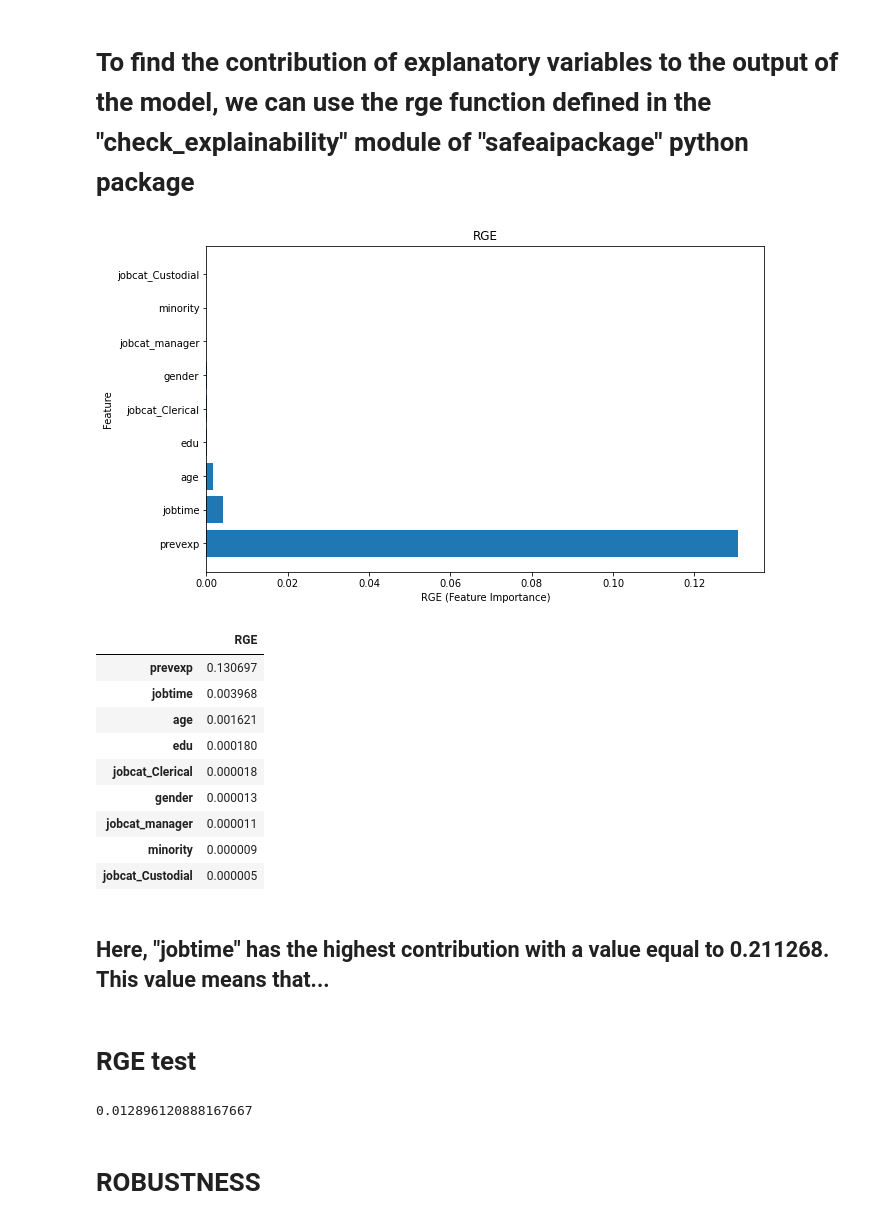
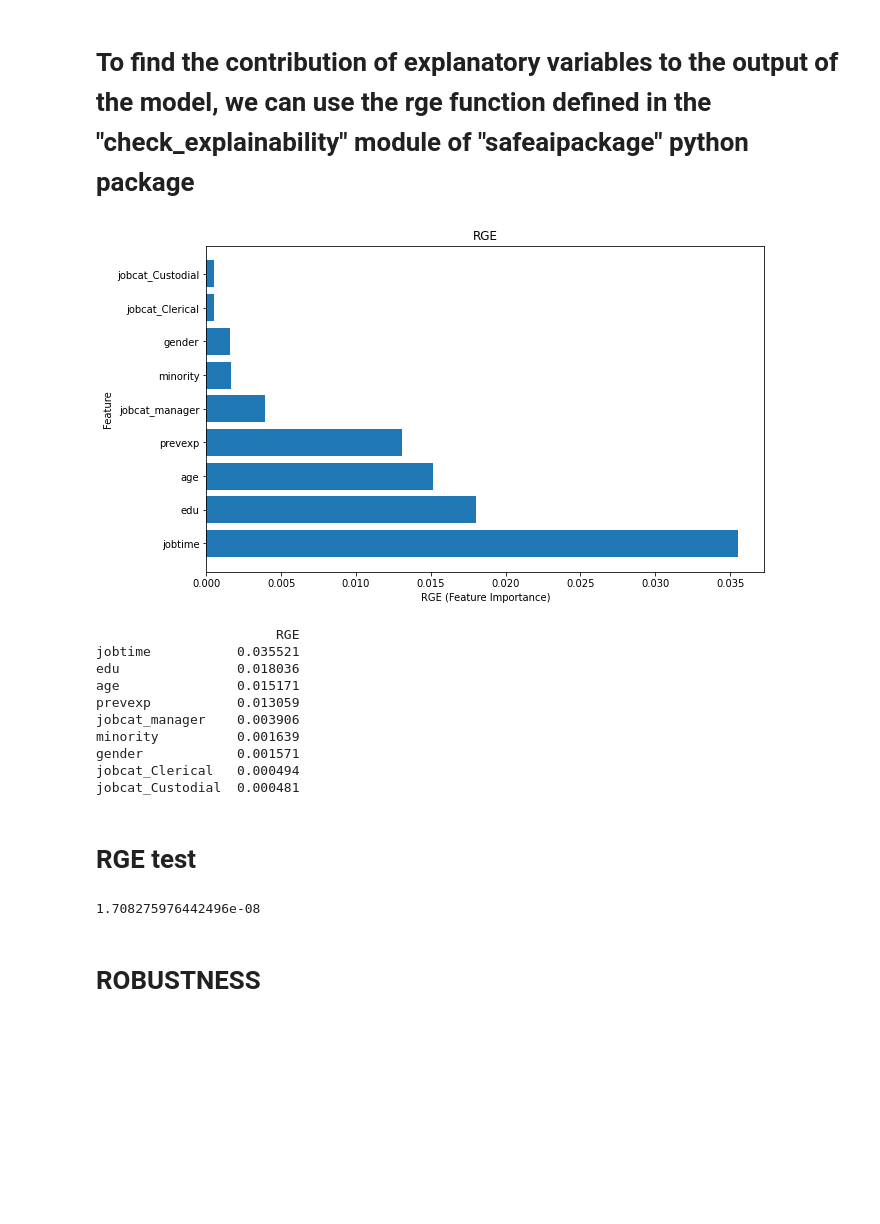
Before and after one commit to GolnooshBabaei/safeaipackage, a Jupyter notebook: examples/Employee_regression.ipynb, the cells around one changed output. Saved outputs shown, nothing was run; the diff lists cells and outputs as text; code cells hidden in the pictures; blank space fills up the shorter version.

```diff
--- a/examples/Employee_regression.ipynb
+++ b/examples/Employee_regression.ipynb
@@ -59,8 +72,8 @@ print(xtrain.shape)
 # %% [output]
 (331, 9)
 # %%
-ann_full = MLPRegressor(random_state=1).fit(xtrain, ytrain)
-
-yhat = ann_full.predict(xtest)
+#ann_full = MLPRegressor(random_state=1).fit(xtrain, ytrain)
+rf_regressor = RandomForestRegressor(random_state=1).fit(xtrain, ytrain)
+yhat = rf_regressor.predict(xtest)
 yhat
 # %% [output]
@@ -161,3 +174,9 @@ def rga_statistic_test(y, yhat_rm, yhat_cm):
         z = (rga(y,yhat_cm)-rga(y,yhat_rm))/se
         p_value = 2*scipy.stats.norm.cdf(-abs(z))
         return p_value
+# %%
+xtrain_rm = xtrain.drop("minority", axis=1)
+xtest_rm = xtest.drop("minority", axis=1)
+model_rm = RandomForestRegressor(random_state=1).fit(xtrain_rm, ytrain)
+yhat_rm = model_rm.predict(xtest_rm)
+rga_statistic_test(ytest, yhat_rm, yhat)
@@ -166,7 +187,7 @@ rga_pvalues = []
 for i in xtrain.columns:
     xtrain_rm = xtrain.drop(i, axis=1)
     xtest_rm = xtest.drop(i, axis=1)
-    model_rm = ann_full.fit(xtrain_rm, ytrain)
+    model_rm = RandomForestRegressor(random_state=1).fit(xtrain_rm, ytrain)
     yhat_rm = model_rm.predict(xtest_rm)
     rga_pvalues.append(rga_statistic_test(ytest, yhat_rm, yhat))
 print(pd.DataFrame(rga_pvalues, index=xtest.columns, columns=["P_value"]))
@@ -217,21 +229,19 @@ def rge(xtrain, xtest, ytrain, ytest, model):
     plt.show()
     return rge_df
 # %%
-rge(xtrain, xtest, ytrain, ytest, ann_full)
+print(rge(xtrain, xtest, ytrain, ytest, RandomForestRegressor(random_state=1)))
 # %% [output]
-[figure, old version]
+[figure, new version]
-|  | RGE |
-| prevexp | 0.130697 |
-| jobtime | 0.003968 |
-| age | 0.001621 |
-| edu | 0.000180 |
-| jobcat_Clerical | 0.000018 |
-| gender | 0.000013 |
-| jobcat_manager | 0.000011 |
-| minority | 0.000009 |
-| jobcat_Custodial | 0.000005 |
+                       RGE
+jobtime           0.035521
+edu               0.018036
+age               0.015171
+prevexp           0.013059
+jobcat_manager    0.003906
+minority          0.001639
+gender            0.001571
+jobcat_Clerical   0.000494
+jobcat_Custodial  0.000481
-# %% [markdown]
-## Here, "jobtime" has the highest contribution with a value equal to 0.211268. This value means that...
 # %% [markdown]
 # RGE test
 # %%
@@ -293,9 +303,9 @@ def rge_statistic_test(yhat, yhat_xk):
         p_value = 2*scipy.stats.norm.cdf(-abs(z))
         return p_value
 # %%
-rge_statistic_test(yhat, yhat_age)
+rge_statistic_test(yhat, yhat_jobtime)
 # %% [output]
-0.012896120888167667
+1.708275976442496e-08
 # %% [markdown]
 # ROBUSTNESS
 # %%
```
Also changed, not shown: parts of 32 cells of this notebook, 9 other files.
